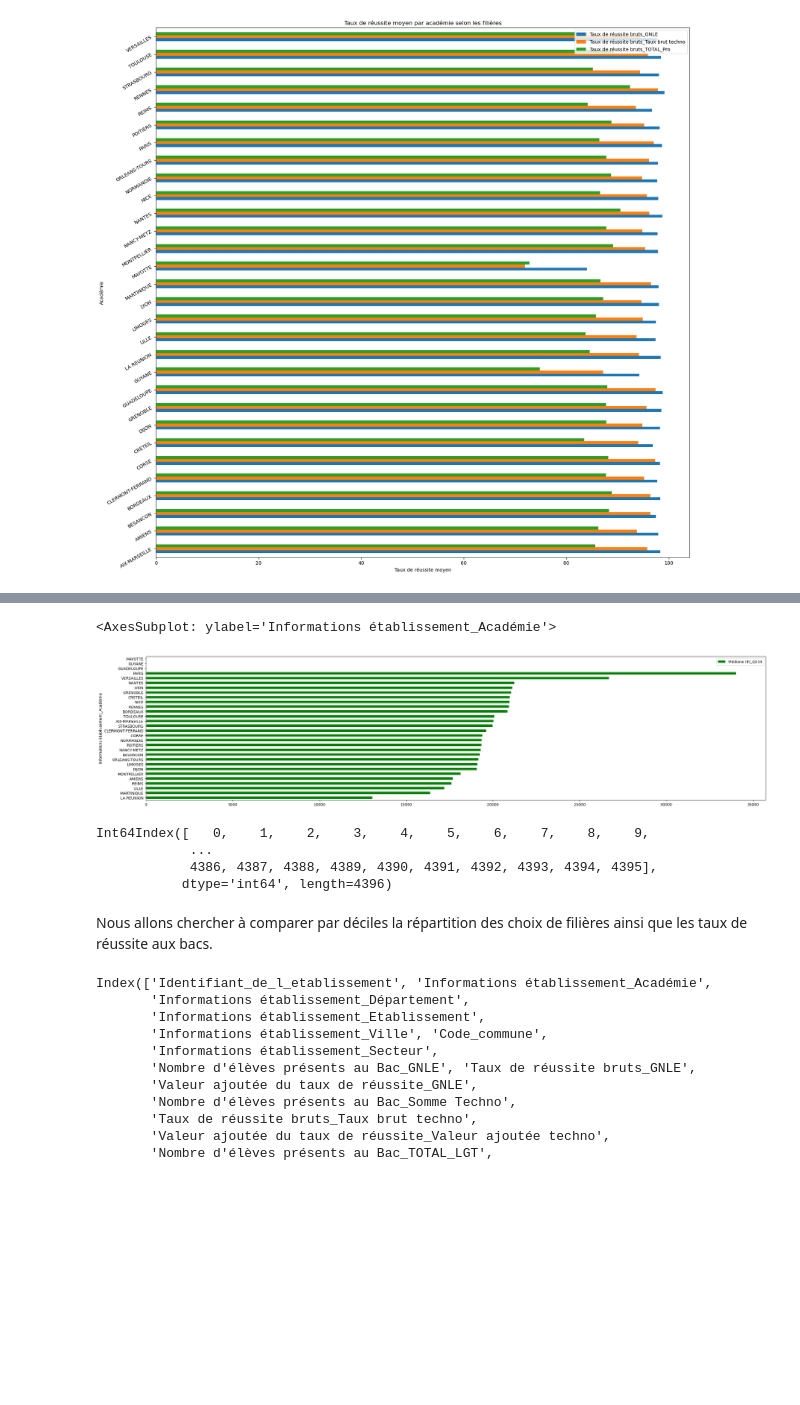
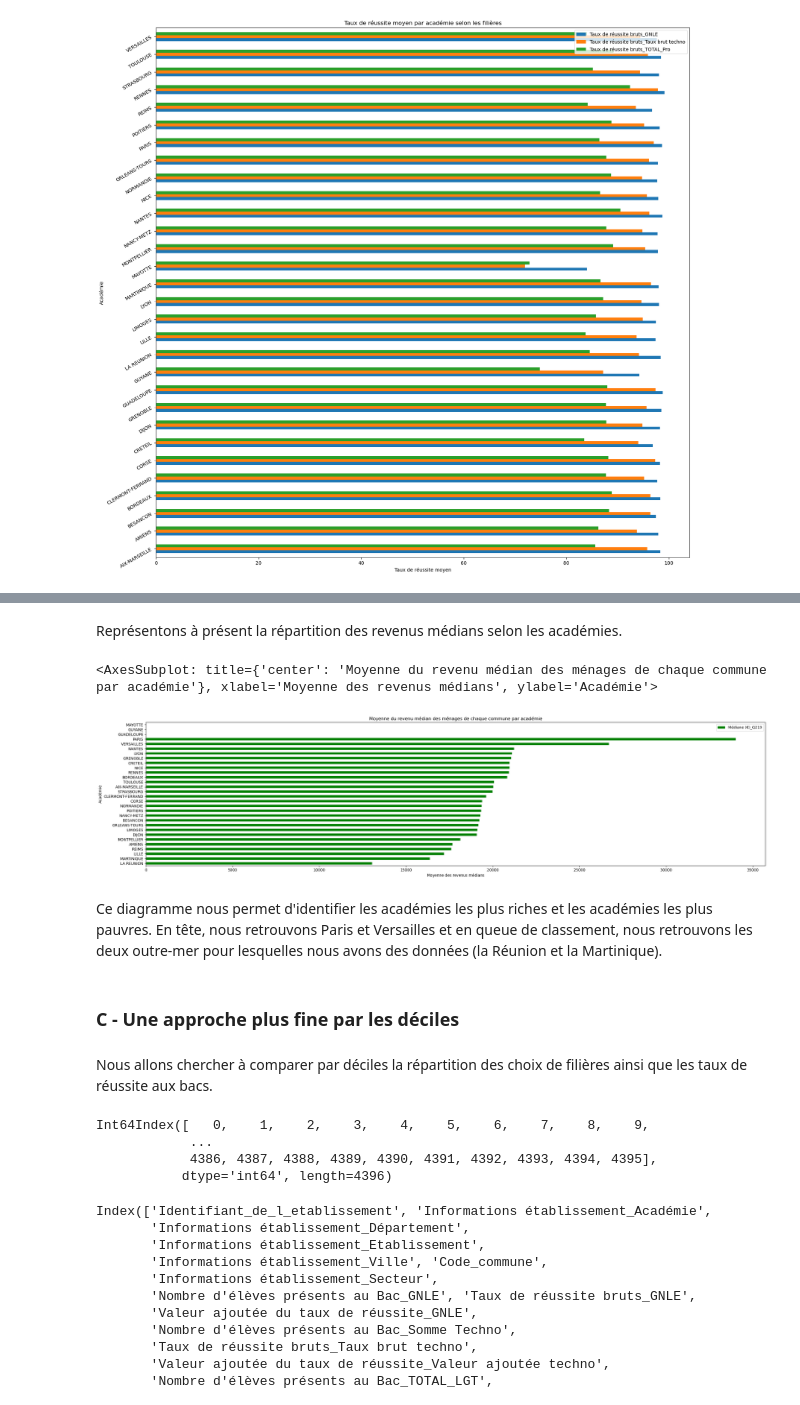
Before and after one commit to Acochepin/Python-2A---AC---JM---RS, a Jupyter notebook: Manipulation bases de données.ipynb, the cells around one changed output, grey strips where cells are left out. Cells and saved outputs as stored; diff of their text form; code cells hidden in the pictures; blank space fills up the shorter version.

```diff
--- a/Manipulation bases de données.ipynb
+++ b/Manipulation bases de données.ipynb
@@ -551,21 +523,26 @@ plt.show()
+# %% [markdown]
+Représentons à présent la répartition des revenus médians selon les académies.
 # %%
 df2 = df.groupby ("Informations établissement_Académie").agg({"Médiane (€)_Q219":"mean"})
-p2 = df2.sort_values ("Médiane (€)_Q219").plot (kind="barh", figsize = (30,7), color='green')
+p2 = df2.sort_values ("Médiane (€)_Q219").plot (kind="barh", figsize = (30,7), color='green', title = "Moyenne du revenu médian des ménages de chaque commune par académie", xlabel = "Moyenne des revenus médians", ylabel = "Académie")
 p2
 # %% [output]
-<AxesSubplot: ylabel='Informations établissement_Académie'>
+<AxesSubplot: title={'center': 'Moyenne du revenu médian des ménages de chaque commune par académie'}, xlabel='Moyenne des revenus médians', ylabel='Académie'>
-[figure, old version]
+[figure, new version]
-# %%
-
-df3 = df.loc[:,"Taux de réussite bruts_GNLE"]
-df3.index[df.isnull().any(axis=1)]
-# %% [output]
-Int64Index([   0,    1,    2,    3,    4,    5,    6,    7,    8,    9,
-            ...
-            4386, 4387, 4388, 4389, 4390, 4391, 4392, 4393, 4394, 4395],
-           dtype='int64', length=4396)
+# %% [markdown]
+Ce diagramme nous permet d'identifier les académies les plus riches et les académies les plus pauvres. En tête, nous retrouvons Paris et Versailles et en queue de classement, nous retrouvons les deux outre-mer pour lesquelles nous avons des données (la Réunion et la Martinique).
+# %% [markdown]
+### C - Une approche plus fine par les déciles
 # %% [markdown]
 Nous allons chercher à comparer par déciles la répartition des choix de filières ainsi que les taux de réussite aux bacs.
+# %%
+df3 = df.loc[:,"Taux de réussite bruts_GNLE"]
+df3.index[df.isnull().any(axis=1)]
+# %% [output]
+Int64Index([   0,    1,    2,    3,    4,    5,    6,    7,    8,    9,
+            ...
+            4386, 4387, 4388, 4389, 4390, 4391, 4392, 4393, 4394, 4395],
+           dtype='int64', length=4396)
 # %%
 #Préparation de bases de données pour travailler par déciles
 q1 = df_SDM['Médiane (€)_Q219'].quantile(0.1)
```
Also changed, not shown: parts of 3 cells of this notebook.
